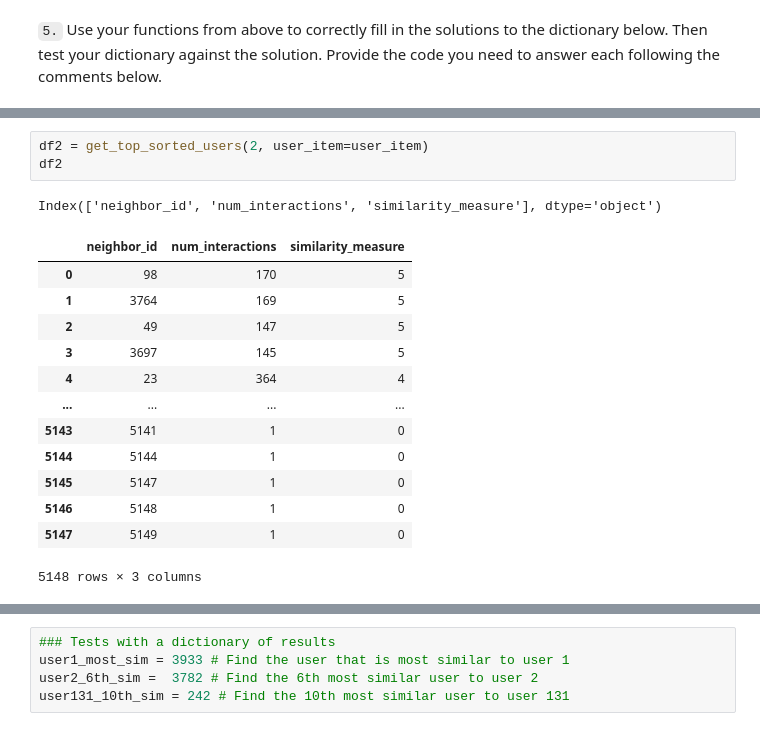
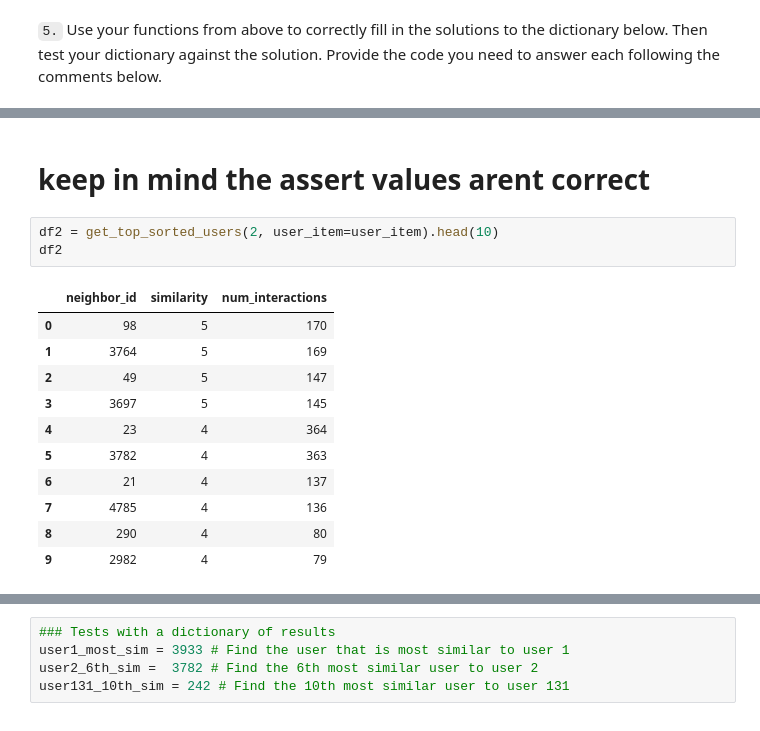
Before and after one commit to jawaheralkhonaifer/recommendationwithIBM, a Jupyter notebook: starter/Recommendations_with_IBM.ipynb, the cells around one changed output, grey strips where cells are left out. Saved outputs shown, nothing was run; the diff lists cells and outputs as text.

```diff
--- a/starter/Recommendations_with_IBM.ipynb
+++ b/starter/Recommendations_with_IBM.ipynb
@@ -653,20 +623,19 @@ Index(['neighbor_id', 'num_interactions', 'similarity_measure'], dtype='object')
+# %% [markdown]
+<h1>keep in mind the assert values arent correct </h1>
 # %%
-df2 = get_top_sorted_users(2, user_item=user_item)
+df2 = get_top_sorted_users(2, user_item=user_item).head(10)
 df2
 # %% [output]
-Index(['neighbor_id', 'num_interactions', 'similarity_measure'], dtype='object')
-|  | neighbor_id | num_interactions | similarity_measure |
-| 0 | 98 | 170 | 5 |
-| 1 | 3764 | 169 | 5 |
-| 2 | 49 | 147 | 5 |
-| 3 | 3697 | 145 | 5 |
-| 4 | 23 | 364 | 4 |
-| ... | ... | ... | ... |
-| 5143 | 5141 | 1 | 0 |
-| 5144 | 5144 | 1 | 0 |
-| 5145 | 5147 | 1 | 0 |
-| 5146 | 5148 | 1 | 0 |
-| 5147 | 5149 | 1 | 0 |
+|  | neighbor_id | similarity | num_interactions |
+| 0 | 98 | 5 | 170 |
+| 1 | 3764 | 5 | 169 |
+| 2 | 49 | 5 | 147 |
+| 3 | 3697 | 5 | 145 |
+| 4 | 23 | 4 | 364 |
+| 5 | 3782 | 4 | 363 |
+| 6 | 21 | 4 | 137 |
+| 7 | 4785 | 4 | 136 |
+| 8 | 290 | 4 | 80 |
+| 9 | 2982 | 4 | 79 |
-5148 rows × 3 columns
 # %%
 df2[df2['neighbor_id']==3586]
```
Also changed, not shown: parts of 32 cells of this notebook.
